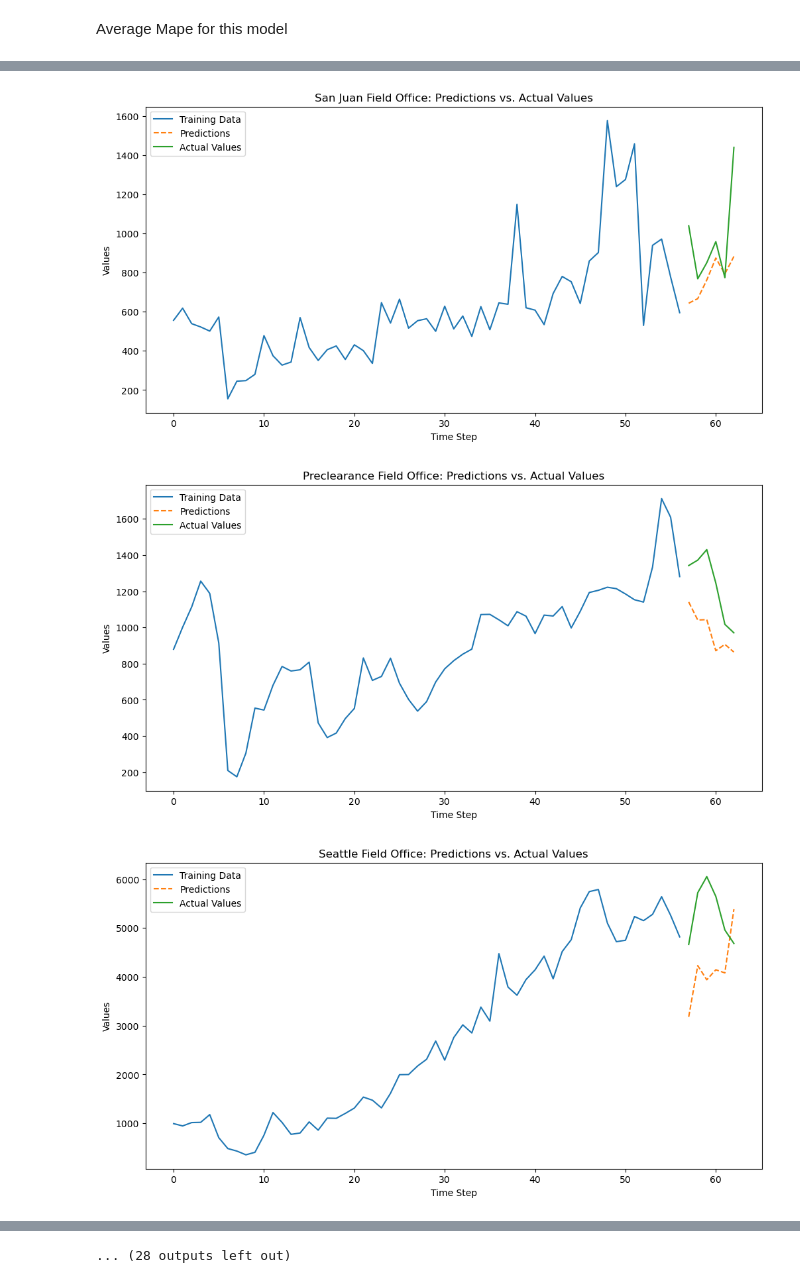
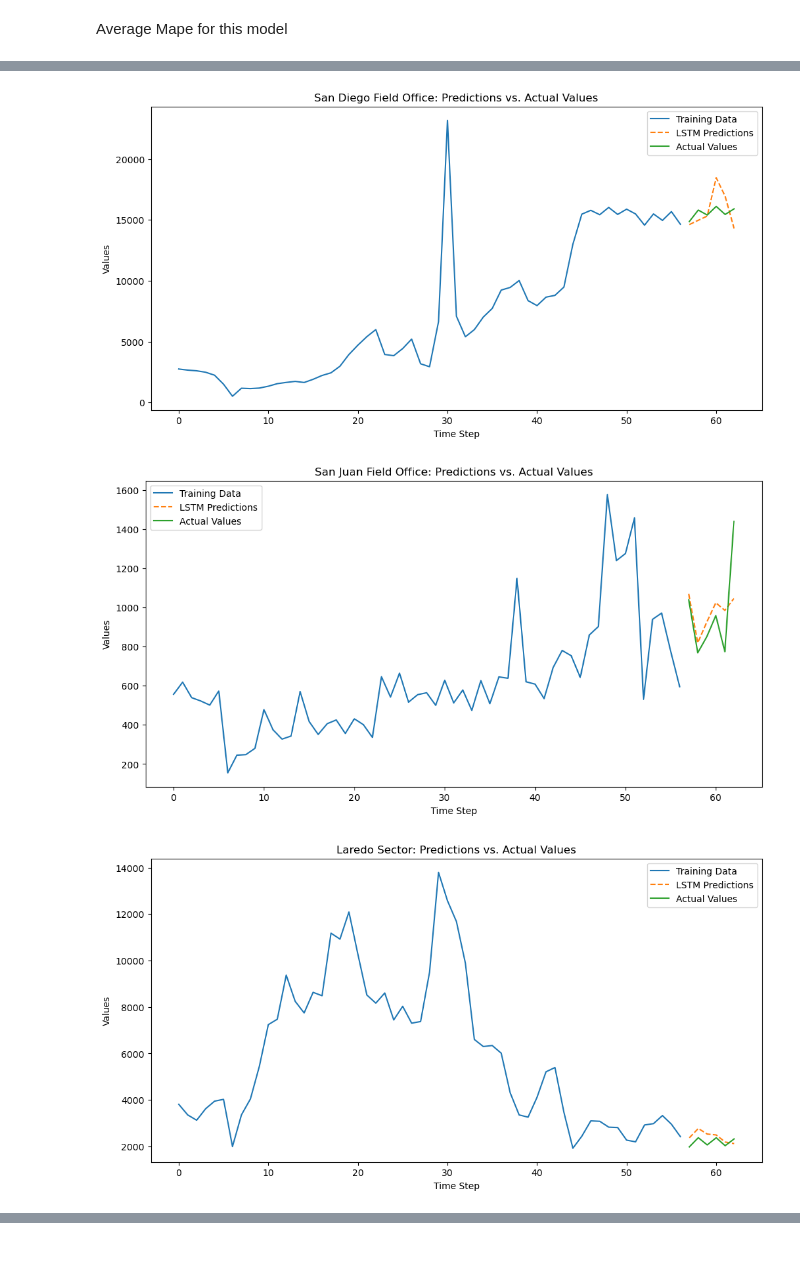
Before and after one commit to alanklin/AA-Capstone, a Jupyter notebook: Code/Notebooks/week7_lstm.ipynb, the cells around one changed output, grey strips where cells are left out. Saved outputs shown, nothing was run; the diff lists cells and outputs as text; code cells hidden in the pictures; blank space fills up the shorter version.

Commit message:
more lstm

```diff
--- a/Code/Notebooks/week7_lstm.ipynb
+++ b/Code/Notebooks/week7_lstm.ipynb
@@ -43,28 +43,21 @@ for index, row in sector_train.iterrows():
 # %%
 test_data = pd.read_csv(sector_data_csv_path_test_pivoted, index_col='Area of Responsibility')
 # %%
-import numpy as np
-import pandas as pd
-import tensorflow as tf
-from tensorflow.keras.models import Sequential
-from tensorflow.keras.layers import LSTM, Dense, Dropout, InputLayer
-from tensorflow.keras.optimizers import Adam
 from tensorflow.keras.callbacks import EarlyStopping
-from sklearn.metrics import mean_absolute_percentage_error
 
 # Define the single top configuration
 top_config = {
-        'input_size': 12,
+        'input_size': 18,
         'learning_rate': 0.0001,
-        'dropout_1': 0.5,
-        'dropout_2': 0.5,
-        'dropout_3': 0.5,
+        'dropout_1': 0.4,
+        'dropout_2': 0.4,
+        'dropout_3': 0.4,
         'units_1': 12,
         'units_2': 512,
         'units_3': 256,
         'units_4': 64,
         'units_5': 6,
-        'batch_size': 16,
+        'batch_size': 128,
         'epochs': 100,
         'patience': 5
     }
@@ -183,26 +159,7 @@ Epoch 31/100
-# %%
-# Function to calculate MAPE for each term
-def calculate_mape_per_term(actual, predicted):
-    return [mean_absolute_percentage_error([actual[i]], [predicted[i]]) for i in range(len(actual))]
-
-
-# Initialize a DataFrame to store the MAPE results
-mape_results = pd.DataFrame(columns=["sector", "MAPE"])
-
-# Iterate over each sector and calculate MAPE
-for sector in top_model_results['sector'].unique():
-    actual_values = test_data.loc[test_data.index == sector].values.flatten()
-    predicted_values = np.concatenate(top_model_results[top_model_results['sector'] == sector]['predictions'].values)
-
-    # Calculate MAPE for each term
-    mapes = calculate_mape_per_term(actual_values, predicted_values)
-
-    # Save the MAPE values to the new DataFrame
-    mape_results = pd.concat([mape_results, pd.DataFrame({"sector": [sector], "MAPE": [mapes]})], ignore_index=True)
-
-
-top_model_results['MAPE'] = mape_results['MAPE']
 # %%
+with open("C:/AA-Capstone/Model_Outputs/lstm_model_results.pkl", "wb") as file:
+    pickle.dump(top_model_results, file)
+
 # Load the pickle file into a DataFrame
 with open("C:/AA-Capstone/Model_Outputs/lstm_model_results.pkl", 'rb') as file:
     lstm_model_results = pickle.load(file)
@@ -260,30 +217,30 @@ dtype: float64
 # %%
 # Calculate the mean MAPE for each sector
 mean_mape_per_sector = lstm_model_results.groupby('sector')['MAPE'].apply(lambda x: np.mean([item for sublist in x for item in sublist]))
 
 # Find the top 5 sectors with the lowest mean MAPE
-top_5_sectors = mean_mape_per_sector.nsmallest(40).index
+top_5_sectors = mean_mape_per_sector.nsmallest(5).index
 
 # Plot predictions vs. actual values for the top 5 sectors
 for sector in top_5_sectors:
     sector_results = lstm_model_results[lstm_model_results['sector'] == sector]
 
     # Extract predictions and actual values
     sector_predictions = np.concatenate(sector_results['predictions'].values)
     sector_actual = test_data.loc[sector].values[:len(sector_predictions)]
     sector_actual_train = sector_train.loc[sector].values
 
     # Plot the results
     plt.figure(figsize=(12, 6))
     plt.plot(sector_actual_train, label='Training Data')
     plt.plot(range(len(sector_actual_train), len(sector_actual_train) + len(sector_predictions)), sector_predictions, label='LSTM Predictions', linestyle='--')
     plt.plot(range(len(sector_actual_train), len(sector_actual_train) + len(sector_actual)), sector_actual, label='Actual Values')
     plt.title(f'{sector}: Predictions vs. Actual Values')
     plt.xlabel('Time Step')
     plt.ylabel('Values')
     plt.legend()
     plt.show()
 # %% [output]
-[figure, old version]
+[figure, new version]
-[figure, old version]
+[figure, new version]
-[figure, old version]
+[figure, new version]
@@ -299 +248,0 @@ for sector in top_5_sectors:
-... (28 outputs left out)
```
Also changed, not shown: parts of 4 cells of this notebook, 1 other file.
